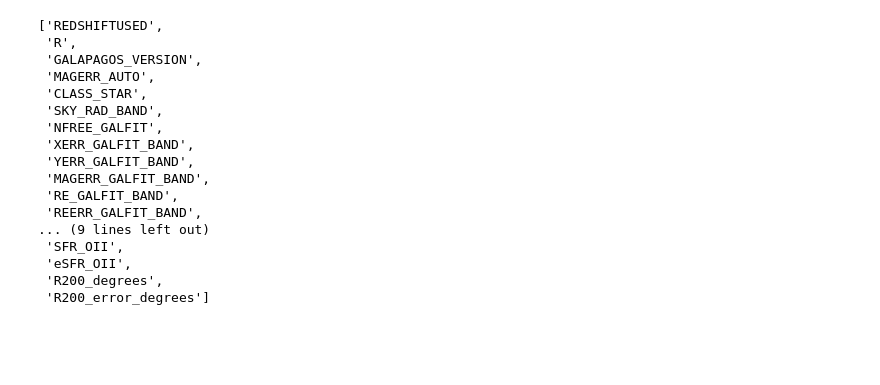
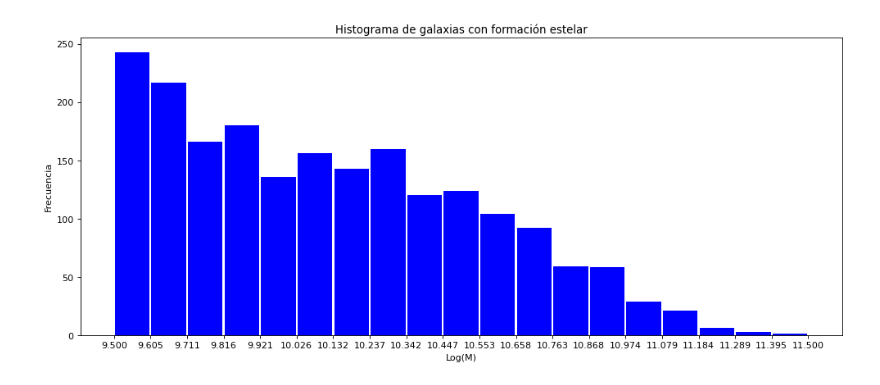
Before and after one commit to MartinaCadiz/MLP, a Jupyter notebook: mlp.ipynb, the cells around one changed output. Cells and saved outputs as stored; diff of their text form; code cells hidden in the pictures; blank space fills up the shorter version.

```diff
--- a/mlp.ipynb
+++ b/mlp.ipynb
@@ -41,21 +25,0 @@ print(catalog.colnames)
-# %%
-filtro = filter(lambda a: 'R' in a, catalog.colnames)
-list(filtro)
-# %% [output]
-['REDSHIFTUSED',
- 'R',
- 'GALAPAGOS_VERSION',
- 'MAGERR_AUTO',
- 'CLASS_STAR',
- 'SKY_RAD_BAND',
- 'NFREE_GALFIT',
- 'XERR_GALFIT_BAND',
- 'YERR_GALFIT_BAND',
- 'MAGERR_GALFIT_BAND',
- 'RE_GALFIT_BAND',
- 'REERR_GALFIT_BAND',
-... (9 lines left out)
- 'SFR_OII',
- 'eSFR_OII',
- 'R200_degrees',
- 'R200_error_degrees']
@@ -61,0 +62,21 @@ list(filtro)
+# %%
+g_forman = catalog[(catalog['UVJ_class'] == 1) & (catalog['photo_membership'] == 1)]
+g_no_forman = catalog[(catalog['UVJ_class'] == 2) & (catalog['photo_membership'] == 1) & (catalog['lmass'] > 0 ) ]
+g_all = catalog[  (catalog['photo_membership'] == 1)& (catalog['lmass'] > 0 )]
+# %%
+import matplotlib.pyplot as plot
+
+from matplotlib.pyplot import figure
+
+figure(figsize=(15, 6), dpi=80)
+intervalos =  np.linspace(9.5,11.5,20)  #calculamos los extremos de los intervalos
+
+plot.hist(x=g_forman['lmass'], bins=intervalos, color='blue', rwidth=0.95)
+plot.title('Histograma de galaxias con formación estelar')
+plot.xlabel('Log(M)')
+plot.ylabel('Frecuencia')
+plot.xticks(intervalos)
+
+plot.show() #dibujamos el histograma
+# %% [output]
+[figure, added]
```
Also changed, not shown: parts of 40 cells of this notebook, 2 other files.
